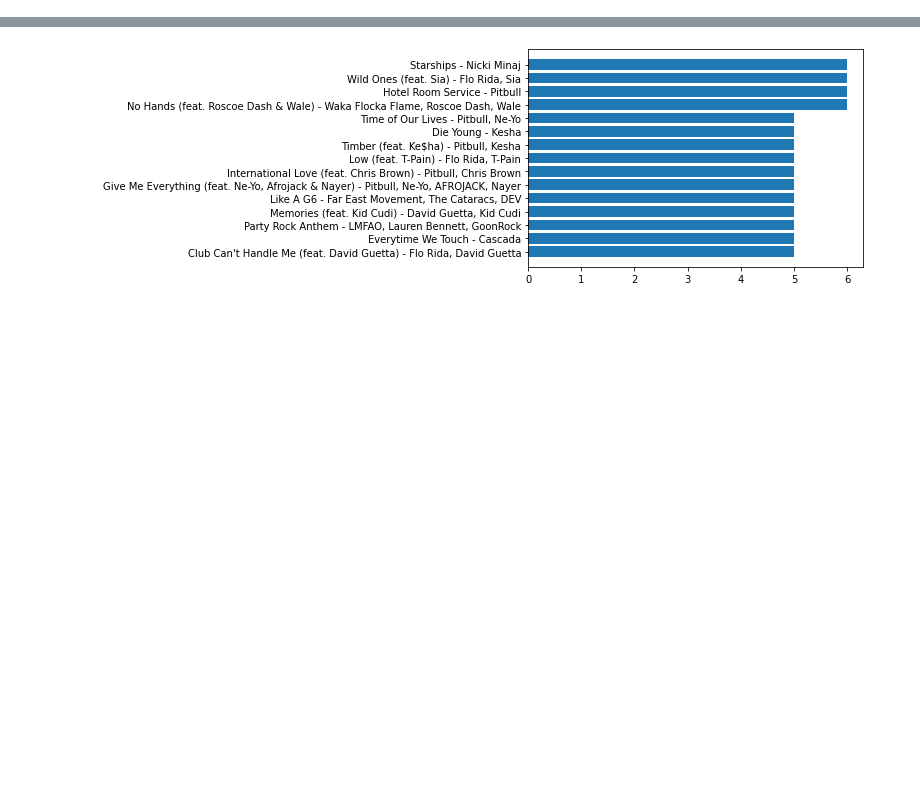
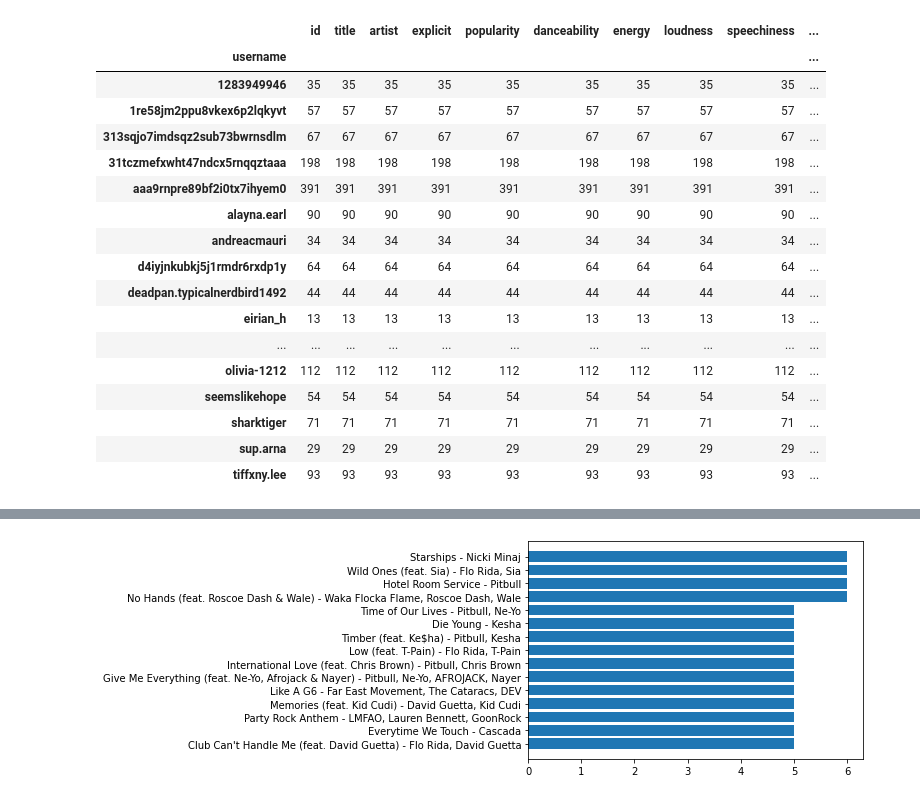
Before and after one commit to ahmedksultan/cdjsp23_brs, a Jupyter notebook: carly-playground.ipynb, the cells around one changed output, grey strips where cells are left out. Saved outputs shown, nothing was run; the diff lists cells and outputs as text; code cells hidden in the pictures; blank space fills up the shorter version.

```diff
--- a/carly-playground.ipynb
+++ b/carly-playground.ipynb
@@ -42,0 +45,21 @@ number of songs submitted: 511 number of users submitted: 6
+# %%
+study_data_collapsed
+# %% [output]
+|  | id | title | artist | explicit | popularity | danceability | energy | loudness | speechiness | ... |
+| username |  |  |  |  |  |  |  |  |  | ... |
+| 1283949946 | 35 | 35 | 35 | 35 | 35 | 35 | 35 | 35 | 35 | ... |
+| 1re58jm2ppu8vkex6p2lqkyvt | 57 | 57 | 57 | 57 | 57 | 57 | 57 | 57 | 57 | ... |
+| 313sqjo7imdsqz2sub73bwrnsdlm | 67 | 67 | 67 | 67 | 67 | 67 | 67 | 67 | 67 | ... |
+| 31tczmefxwht47ndcx5rnqqztaaa | 198 | 198 | 198 | 198 | 198 | 198 | 198 | 198 | 198 | ... |
+| aaa9rnpre89bf2i0tx7ihyem0 | 391 | 391 | 391 | 391 | 391 | 391 | 391 | 391 | 391 | ... |
+| alayna.earl | 90 | 90 | 90 | 90 | 90 | 90 | 90 | 90 | 90 | ... |
+| andreacmauri | 34 | 34 | 34 | 34 | 34 | 34 | 34 | 34 | 34 | ... |
+| d4iyjnkubkj5j1rmdr6rxdp1y | 64 | 64 | 64 | 64 | 64 | 64 | 64 | 64 | 64 | ... |
+| deadpan.typicalnerdbird1492 | 44 | 44 | 44 | 44 | 44 | 44 | 44 | 44 | 44 | ... |
+| eirian_h | 13 | 13 | 13 | 13 | 13 | 13 | 13 | 13 | 13 | ... |
+| ... | ... | ... | ... | ... | ... | ... | ... | ... | ... | ... |
+| olivia-1212 | 112 | 112 | 112 | 112 | 112 | 112 | 112 | 112 | 112 | ... |
+| seemslikehope | 54 | 54 | 54 | 54 | 54 | 54 | 54 | 54 | 54 | ... |
+| sharktiger | 71 | 71 | 71 | 71 | 71 | 71 | 71 | 71 | 71 | ... |
+| sup.arna | 29 | 29 | 29 | 29 | 29 | 29 | 29 | 29 | 29 | ... |
+| tiffxny.lee | 93 | 93 | 93 | 93 | 93 | 93 | 93 | 93 | 93 | ... |
```
Also changed, not shown: parts of 6 cells of this notebook, 7 other files.
